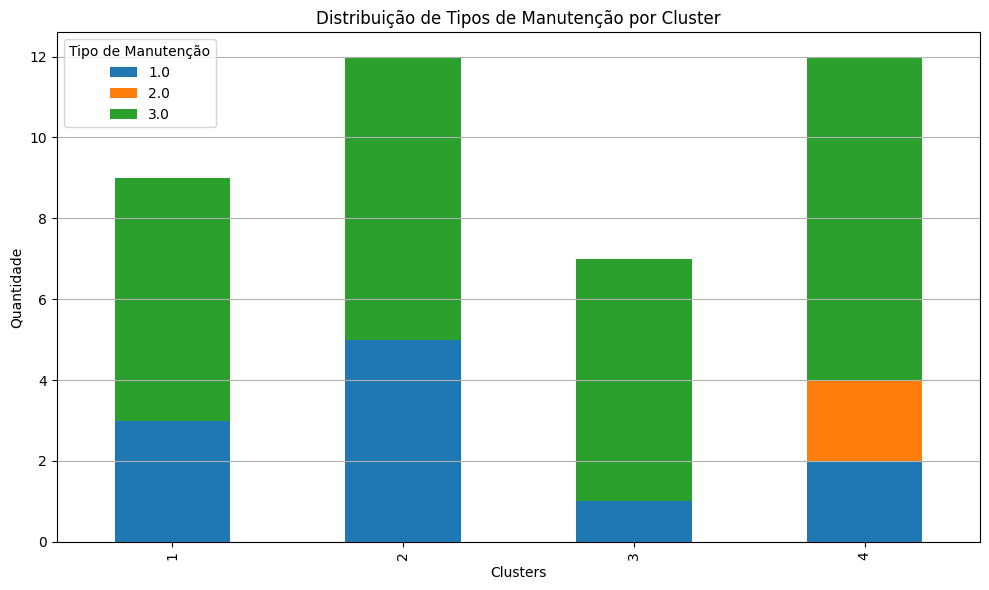
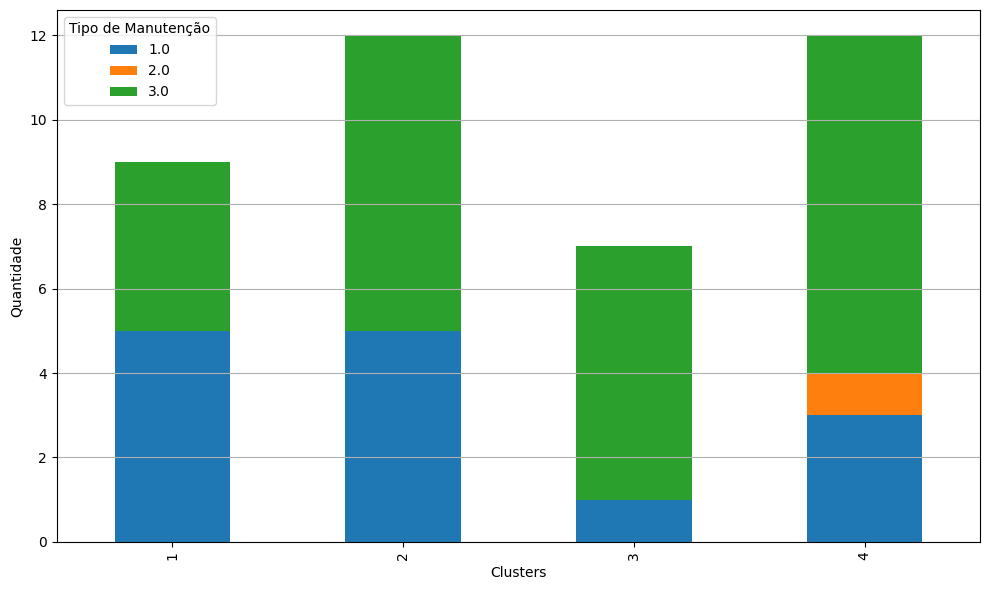
Unified diff of the notebook cell whose output changed from the first chart to the second:
--- before
+++ after
@@ -9,5 +9,5 @@
 # Plotando distribuição por cluster
 tabela.plot(kind='bar', stacked=True, figsize=(10, 6))
-plt.title("Distribuição de Tipos de Manutenção por Cluster")
+# plt.title("Distribuição de Tipos de Manutenção por Cluster")
 plt.xlabel("Clusters")
 plt.ylabel("Quantidade")

Commit: alteracao